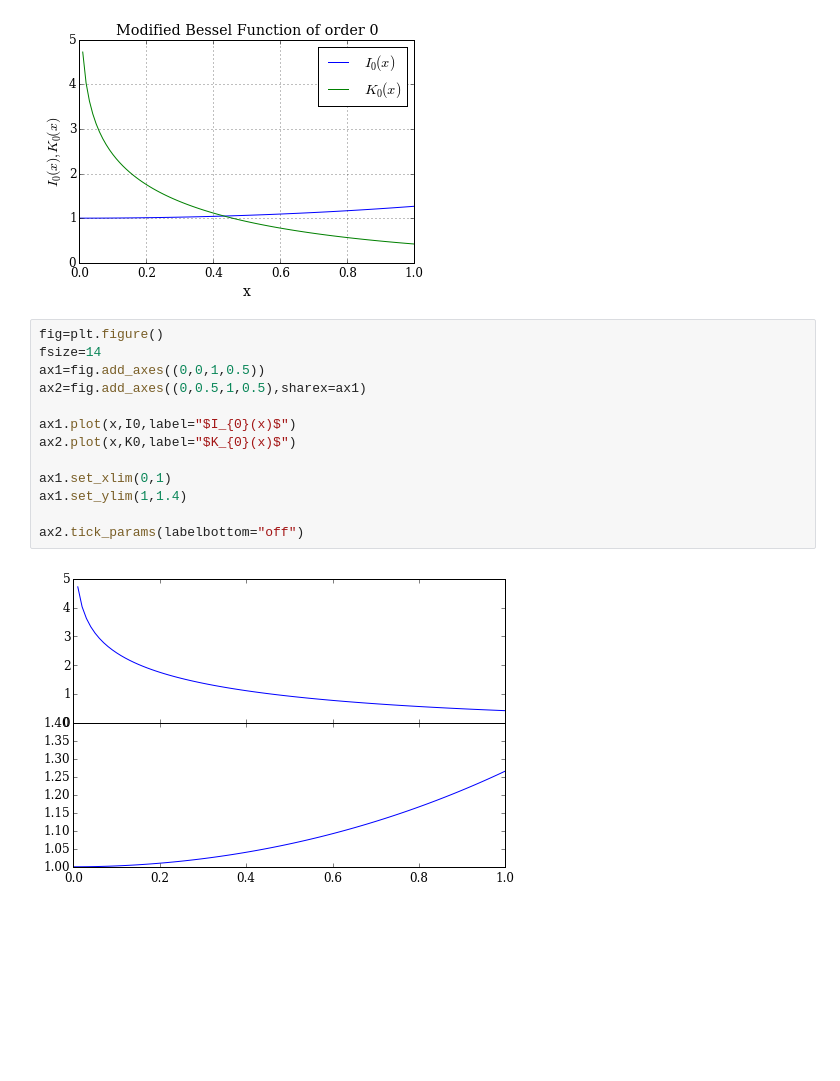
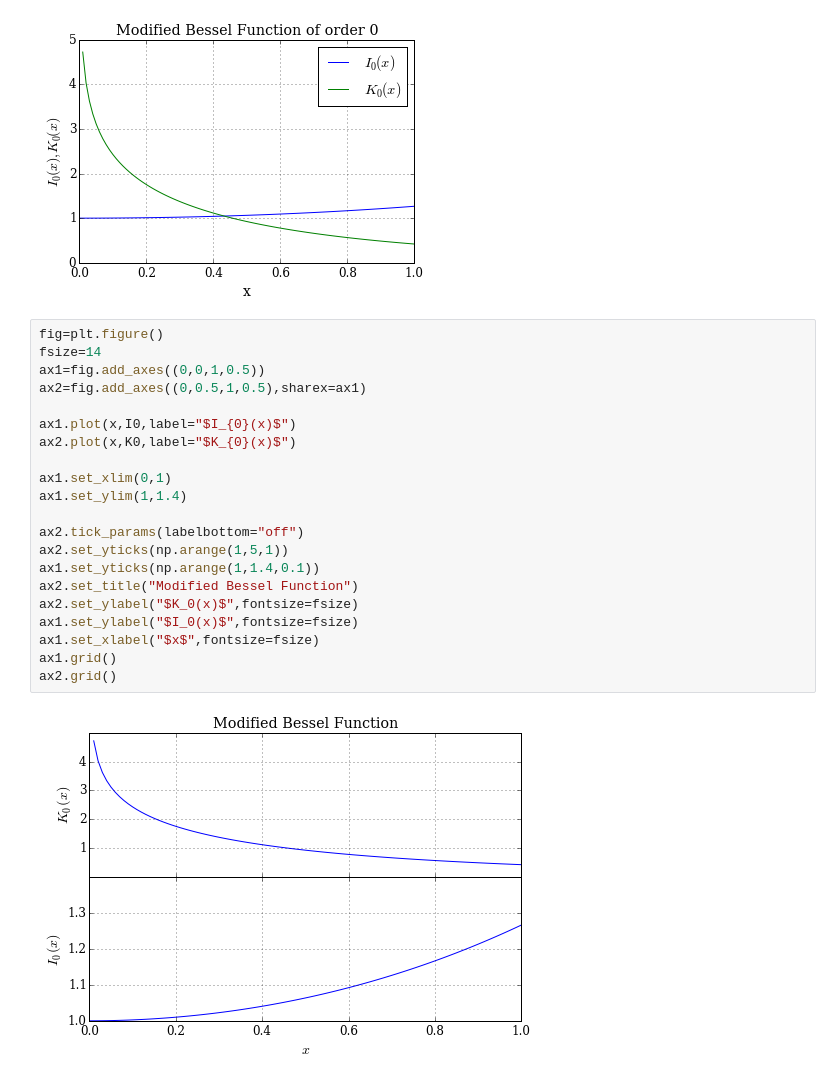
Before and after one commit to jokajima/plotFunction, a Jupyter notebook: 2Dplot.ipynb, the cells around one changed output. Saved outputs shown, nothing was run; the diff lists cells and outputs as text; blank space fills up the shorter version.

Commit message:
Update 2layer graph

```diff
--- a/2Dplot.ipynb
+++ b/2Dplot.ipynb
@@ -49,15 +49,23 @@ ax1.legend(loc=0).get_frame().set_facecolor('#FFFFFF')
 # %%
 fig=plt.figure()
 fsize=14
 ax1=fig.add_axes((0,0,1,0.5))
 ax2=fig.add_axes((0,0.5,1,0.5),sharex=ax1)
 
 ax1.plot(x,I0,label="$I_{0}(x)$")
 ax2.plot(x,K0,label="$K_{0}(x)$")
 
 ax1.set_xlim(0,1)
 ax1.set_ylim(1,1.4)
 
 ax2.tick_params(labelbottom="off")
+ax2.set_yticks(np.arange(1,5,1))
+ax1.set_yticks(np.arange(1,1.4,0.1))
+ax2.set_title("Modified Bessel Function")
+ax2.set_ylabel("$K_0(x)$",fontsize=fsize)
+ax1.set_ylabel("$I_0(x)$",fontsize=fsize)
+ax1.set_xlabel("$x$",fontsize=fsize)
+ax1.grid()
+ax2.grid()
 # %% [output]
-[figure, old version]
+[figure, new version]
```
